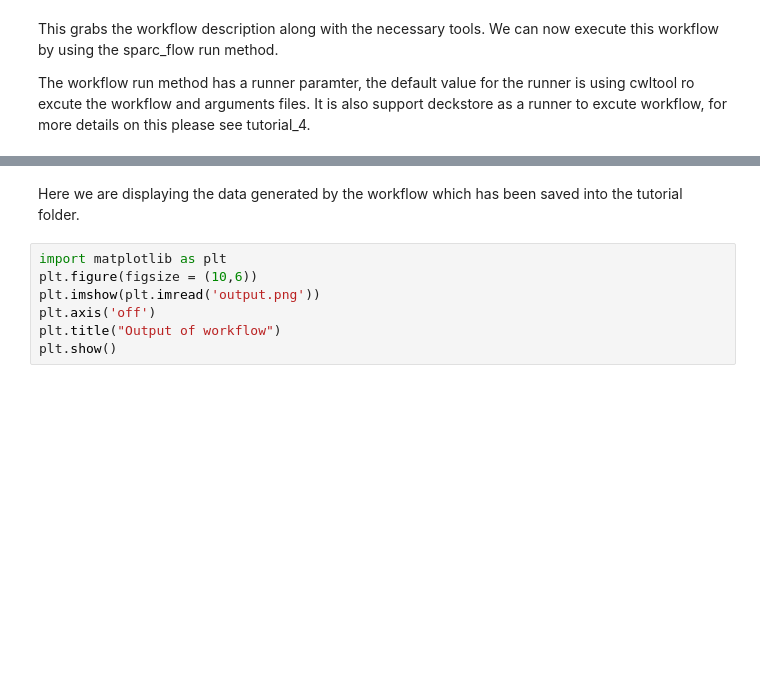
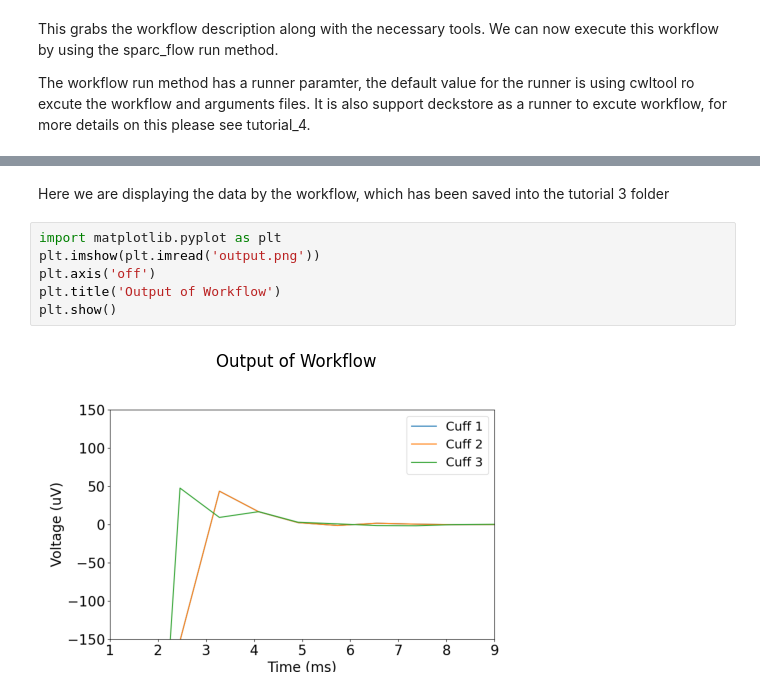
Before and after one commit to SPARC-FAIR-Codeathon/sparc-flow, a Jupyter notebook: tutorials/tutorial_3/tutorial_3_running_locally_with_cwltool.ipynb, the cells around one changed output, grey strips where cells are left out. Drawn from its saved outputs; the diff is of its cells as text; blank space fills up the shorter version.

Commit message:
fix all tutorials

```diff
--- a/tutorials/tutorial_3/tutorial_3_running_locally_with_cwltool.ipynb
+++ b/tutorials/tutorial_3/tutorial_3_running_locally_with_cwltool.ipynb
@@ -35,9 +35,10 @@ Figure(1500x500)
-# %% [markdown]
-Here we are displaying the data generated by the workflow which has been saved into the tutorial folder.
-# %%
-import matplotlib as plt
-plt.figure(figsize = (10,6))
-plt.imshow(plt.imread('output.png'))
-plt.axis('off')
-plt.title("Output of workflow")
-plt.show()
+# %% [markdown]
+Here we are displaying the data by the workflow, which has been saved into the tutorial 3 folder
+# %%
+import matplotlib.pyplot as plt
+plt.imshow(plt.imread('output.png'))
+plt.axis('off')
+plt.title('Output of Workflow')
+plt.show()
+# %% [output]
+[figure, added]
```
Also changed, not shown: parts of 2 cells of this notebook, 6 other files.
